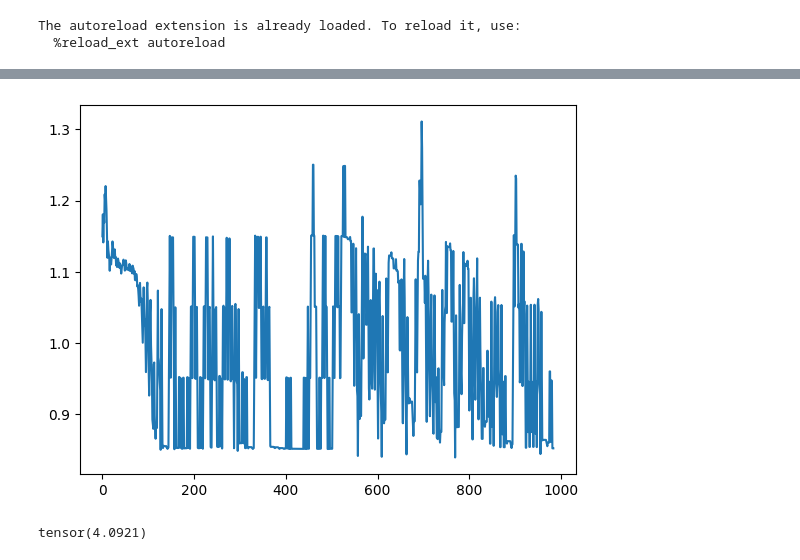
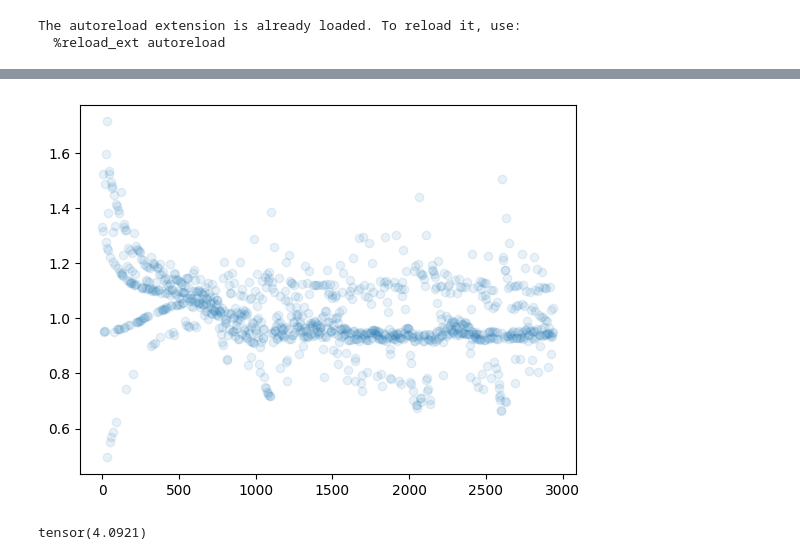
Before and after one commit to jmCabrillana/memoryPerceiver, a Jupyter notebook: memory_perceiver/debugging/debug_uoro anbn.ipynb, the cells around one changed output, grey strips where cells are left out. Saved outputs shown, nothing was run; the diff lists cells and outputs as text; code cells hidden in the pictures.

```diff
--- a/memory_perceiver/debugging/debug_uoro anbn.ipynb
+++ b/memory_perceiver/debugging/debug_uoro anbn.ipynb
@@ -134,16 +150,17 @@ cf.body_outputs['critic']=3 # agent.py -> values = rearrange(output['critic'], '
 cf.shared=True
 cf.dim_observations=3
 cf.num_envs=1
-cf.depth=2
+cf.depth=1
 cf.query_dim=4
 cf.nb_latents=2
+cf.nb_latents_mem=2
 cf.latent_dim_head=2
 model=create_agent(cf, device)
 old_s = create_memories(model.actor, cf.num_envs, device=device)
 mem_dim = old_s.shape
 old_s = rearrange(old_s, 'b d l h -> (b d l h)')
 uoro_grad = UORO(model)
-optimizer = torch.optim.Adam(model.parameters(), lr=1e-3)
+optimizer = torch.optim.Adam(model.parameters(), lr=1e-4)
 model.train()
 dummy0=torch.zeros(cf.num_envs, 1, cf.dim_actions, device=device)
 states = {}
@@ -167,7 +204,7 @@ for round in range (100):
         optimizer.step()
         optimizer.zero_grad()
         loss_all.append(loss.item())
-        loss_acc += loss
+        loss_acc += loss.item()
         if iter_id%100 == 0:
             print(loss_acc)
             loss_acc=0
@@ -191,0 +230,27 @@ tensor(108.4526, device='cuda:0', grad_fn=<AddBackward0>)
+# %%
+# BPTT
+loss=torch.tensor(0.0, device=device)
+for round in range (100):
+    for iter_id in range(10000):
+        x_t = X[:, iter_id:(iter_id+1)].reshape([1, 1, 3]).to(device)
+        states['observations'] = repeat(x_t, '() t d -> b t d', b=cf.num_envs)
+        y_t = Y[:, iter_id:(iter_id+1)].reshape([1]).to(device)
+        y_t = repeat(y_t, '1 -> b', b=cf.num_envs)
+
+        _, y, _, new_s = model(states, old_s, old_actions=dummy0, flattened_mem=mem_dim)
+        loss+=criterion(y, y_t)
+        # uoro_grad.step(model, x_t, new_s, old_s, loss)
+        if iter_id % 5 == 0:
+            optimizer.zero_grad()
+            loss.backward()
+            old_s = new_s.detach().clone().requires_grad_(True)
+            optimizer.step()
+            loss_all.append(loss.item()/5)
+            loss_acc += loss.item()
+            loss=torch.tensor(0.0, device=device)
+        else:
+            old_s = new_s.clone() #.detach().clone()  #.detach().clone().requires_grad_(True)
+
+        if iter_id%100 == 0:
+            print(loss_acc)
+            loss_acc=0
@@ -192,10 +275,12 @@ tensor(108.4526, device='cuda:0', grad_fn=<AddBackward0>)
 # %%
+# < 0.68 and close to 0.23 to beat no-memory
 # plt.plot(loss_all)
-h=10
-plt.plot([sum(loss_all[i: i+h])/h for i in range(int(len(loss_all)/h))])
+h=3
+#plt.plot([sum(loss_all[i: i+h])/h for i in range(0,int(len(loss_all)/h),h)], alpha=0.5)
+plt.scatter(x=list(range(0,int(len(loss_all)/h),h)) , y=[sum(loss_all[i: i+h])/h for i in range(0,int(len(loss_all)/h),h)], alpha=0.1)
 plt.show()
 # %% [output]
-[figure, old version]
+[figure, new version]
 # %%
 torch.tensor(loss_all)[:5000].mean()
 # %% [output]
```
Also changed, not shown: parts of 8 cells of this notebook, 9 other files.
